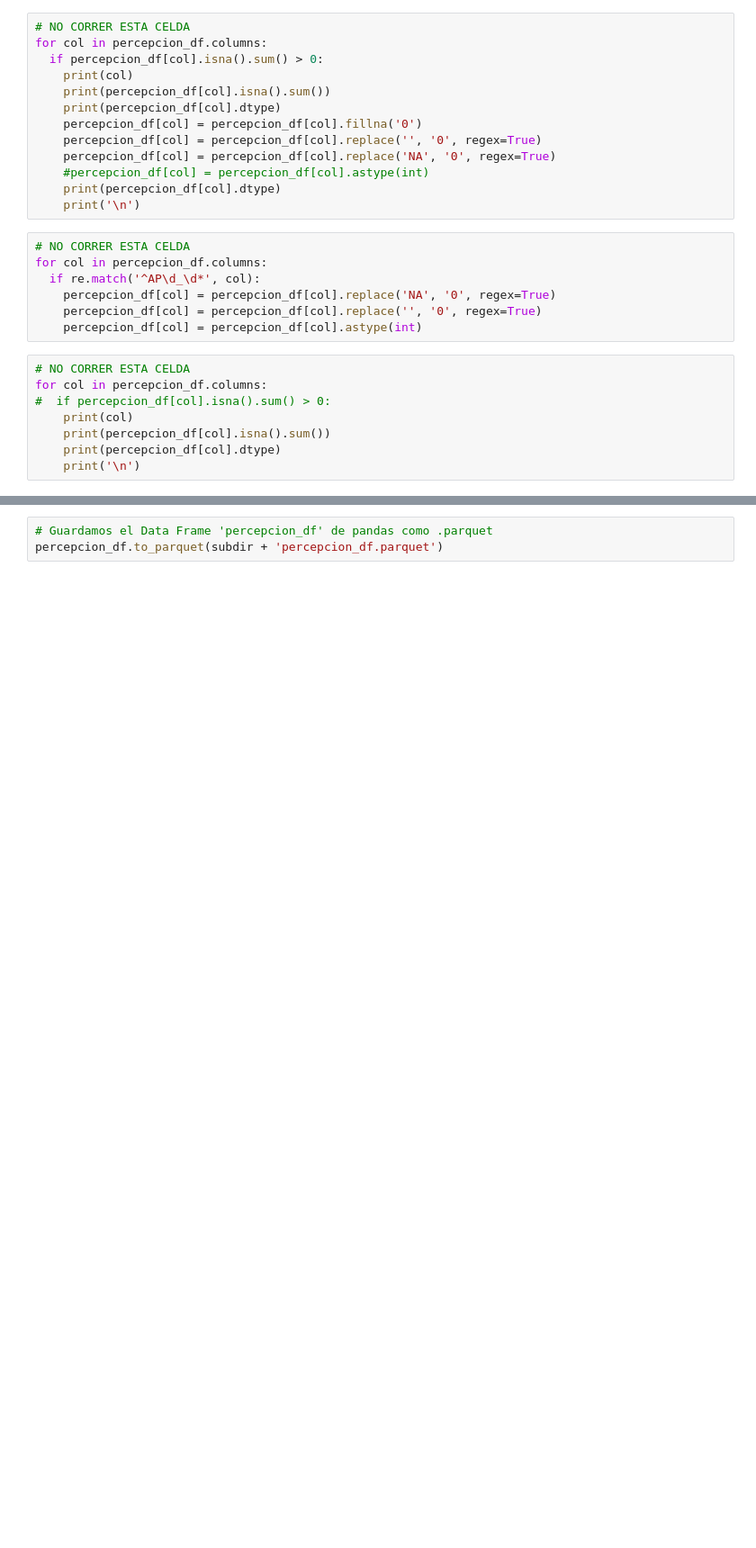
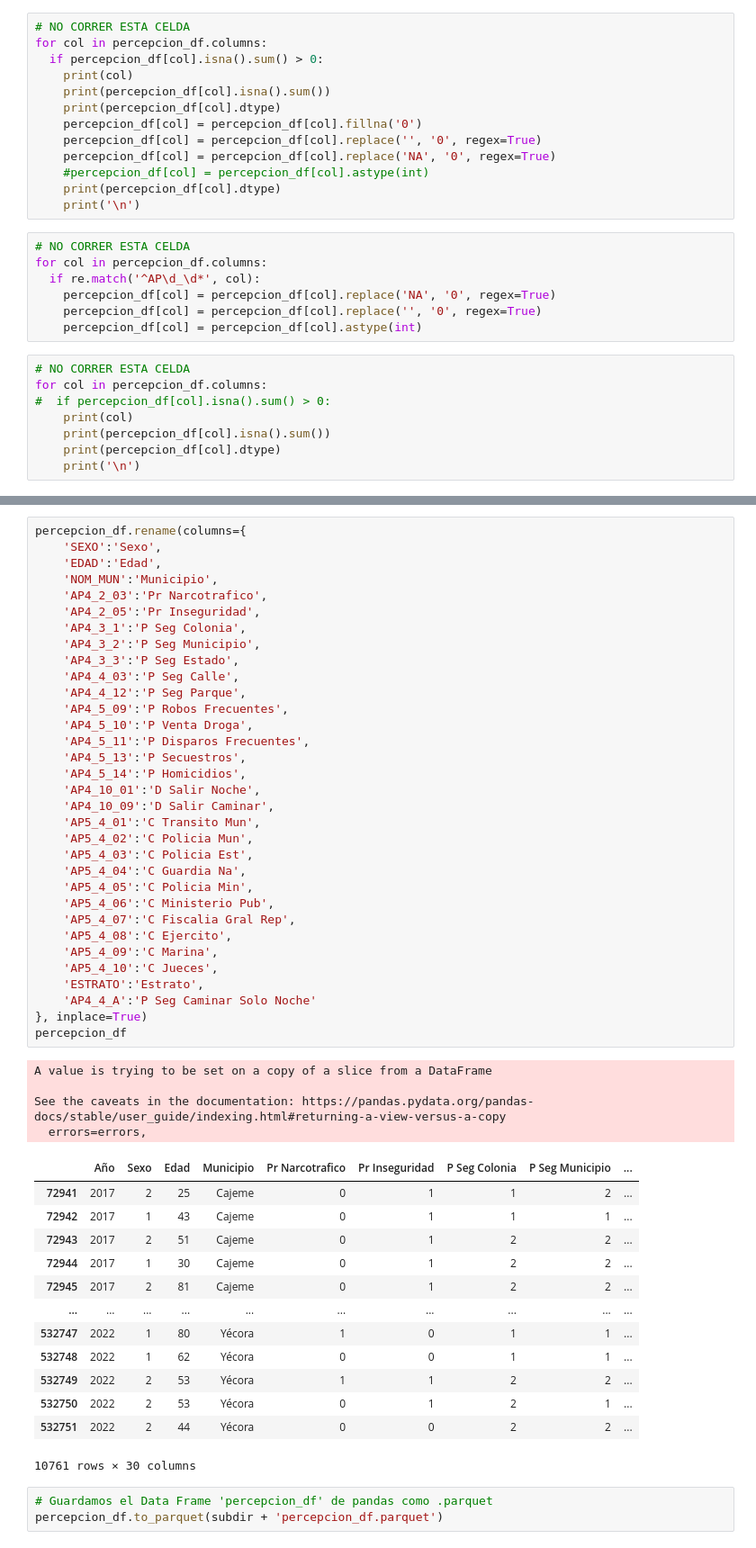
Before and after one commit to osirisizs/Proyecto-Ingenieria-de-Caracteristicas, a Jupyter notebook: Proyecto1_Descargando_Datos.ipynb, the cells around one changed output, grey strips where cells are left out. Shown: that part at 90% size. Drawn from its saved outputs; the diff is of its cells as text; blank space fills up the shorter version.

```diff
--- a/Proyecto1_Descargando_Datos.ipynb
+++ b/Proyecto1_Descargando_Datos.ipynb
@@ -803,3 +813,54 @@ percepcion_df
+# %%
+percepcion_df.rename(columns={
+    'SEXO':'Sexo',
+    'EDAD':'Edad',
+    'NOM_MUN':'Municipio',
+    'AP4_2_03':'Pr Narcotrafico',
+    'AP4_2_05':'Pr Inseguridad',
+    'AP4_3_1':'P Seg Colonia',
+    'AP4_3_2':'P Seg Municipio',
+    'AP4_3_3':'P Seg Estado',
+    'AP4_4_03':'P Seg Calle',
+    'AP4_4_12':'P Seg Parque',
+    'AP4_5_09':'P Robos Frecuentes',
+    'AP4_5_10':'P Venta Droga',
+    'AP4_5_11':'P Disparos Frecuentes',
+    'AP4_5_13':'P Secuestros',
+    'AP4_5_14':'P Homicidios',
+    'AP4_10_01':'D Salir Noche',
+    'AP4_10_09':'D Salir Caminar',
+    'AP5_4_01':'C Transito Mun',
+    'AP5_4_02':'C Policia Mun',
+    'AP5_4_03':'C Policia Est',
+    'AP5_4_04':'C Guardia Na',
+    'AP5_4_05':'C Policia Min',
+    'AP5_4_06':'C Ministerio Pub',
+    'AP5_4_07':'C Fiscalia Gral Rep',
+    'AP5_4_08':'C Ejercito',
+    'AP5_4_09':'C Marina',
+    'AP5_4_10':'C Jueces',
+    'ESTRATO':'Estrato',
+    'AP4_4_A':'P Seg Caminar Solo Noche'
+}, inplace=True)
+percepcion_df
+# %% [output]
+A value is trying to be set on a copy of a slice from a DataFrame
+
+See the caveats in the documentation: https://pandas.pydata.org/pandas-docs/stable/user_guide/indexing.html#returning-a-view-versus-a-copy
+  errors=errors,
+|  | Año | Sexo | Edad | Municipio | Pr Narcotrafico | Pr Inseguridad | P Seg Colonia | P Seg Municipio | ... |
+| 72941 | 2017 | 2 | 25 | Cajeme | 0 | 1 | 1 | 2 | ... |
+| 72942 | 2017 | 1 | 43 | Cajeme | 0 | 1 | 1 | 1 | ... |
+| 72943 | 2017 | 2 | 51 | Cajeme | 0 | 1 | 2 | 2 | ... |
+| 72944 | 2017 | 1 | 30 | Cajeme | 0 | 1 | 2 | 2 | ... |
+| 72945 | 2017 | 2 | 81 | Cajeme | 0 | 1 | 2 | 2 | ... |
+| ... | ... | ... | ... | ... | ... | ... | ... | ... | ... |
+| 532747 | 2022 | 1 | 80 | Yécora | 1 | 0 | 1 | 1 | ... |
+| 532748 | 2022 | 1 | 62 | Yécora | 0 | 0 | 1 | 1 | ... |
+| 532749 | 2022 | 2 | 53 | Yécora | 1 | 1 | 2 | 2 | ... |
+| 532750 | 2022 | 2 | 53 | Yécora | 0 | 1 | 2 | 1 | ... |
+| 532751 | 2022 | 2 | 44 | Yécora | 0 | 0 | 2 | 2 | ... |
+10761 rows × 30 columns
 # %%
 # Guardamos el Data Frame 'percepcion_df' de pandas como .parquet
 percepcion_df.to_parquet(subdir + 'percepcion_df.parquet')
```
Also changed, not shown: parts of 4 cells of this notebook.
